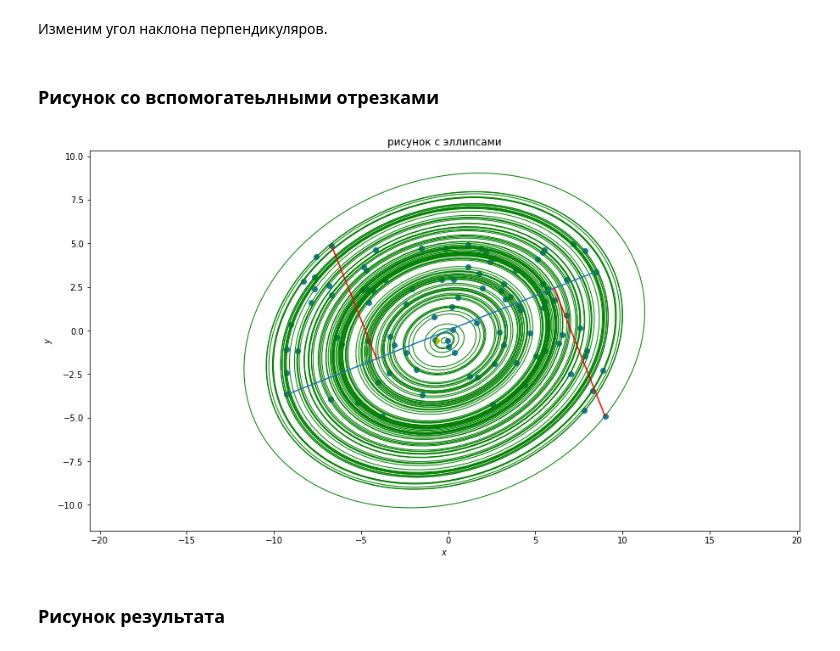
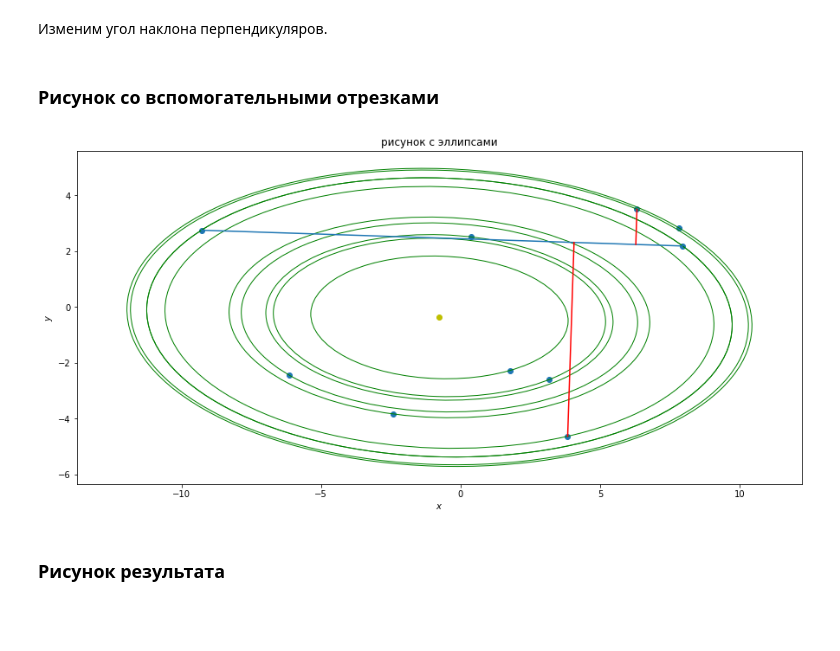
Before and after one commit to AlKravets/Pattern-Recognition, a Jupyter notebook: Lab1/main.ipynb, the cells around one changed output. Cells and saved outputs as stored; diff of their text form; code cells hidden in the pictures; blank space fills up the shorter version.

```diff
--- a/Lab1/main.ipynb
+++ b/Lab1/main.ipynb
@@ -15,7 +15,7 @@ np.random.seed(20)
 # %%
 x_limits = [-10,10]
 y_limits = [-5,5]
-N = 100
+N = 10
 # %% [markdown]
 ### Используем функцию для создания набора данных
 # %%
@@ -294,13 +299,0 @@ _= fourth_pic(s_rdata,index_max,v_index, s_segments, new_centr, mycircle_list, s
-# %%
-class MyEllipse:
-    """
-    Класс эллипсов с кол-вом точек, что попали внутрь (включая границу)
-    """
-    def __init__(self, xy, width, height, angle=0, count=0):
-        self.xy = xy
-        self.width = width
-        self.height = height
-        self.angle = angle
-        self.count = count
-    def __str__(self):
-        return f"MyEllipse xy: {self.xy}, width: {self.width}, height: {self.height}, angle: {self.angle}, count: {self.count}"
@@ -311,7 +352,7 @@ myellipse_list = []
 inv_koef = 1/koef
 r_centr = s_rdata.T[index_max[0]] + (new_centr - s_rdata.T[index_max[0]])*np.array([inv_koef,1])
 for circle in mycircle_list:
-    myellipse_list.append(MyEllipse(r_centr, 2*circle.radius*inv_koef, 2*circle.radius,
+    myellipse_list.append(MyEllipse(r_centr, 2*circle.radius*inv_koef, 2*circle.radius, N,
                                     angle=0, count=circle.count))
 # %% [markdown]
 Для наглядности выведем несколько эллипсов.
@@ -372,12 +413,12 @@ segments_r = []
 for seg in segments:
     segments_r.append(rotate_point(seg,data[:,index_max[0]], angle))
 # %% [markdown]
-### Рисунок со вспомогатеьлными отрезками
+### Рисунок со вспомогательными отрезками
 # %%
-_= fifth_pic(data, index_max, v_index, segments_r, end_centr, myellipse_list, size = 15,
+_= fifth_pic(data, index_max, v_index, segments_r, centr, myellipse_list, size = 15,
           title = "рисунок с эллипсами")
 # %% [output]
-[figure, old version]
+[figure, new version]
 # %% [markdown]
 ### Рисунок результата
 # %%
```
Also changed, not shown: parts of 16 cells of this notebook, 1 other file.
